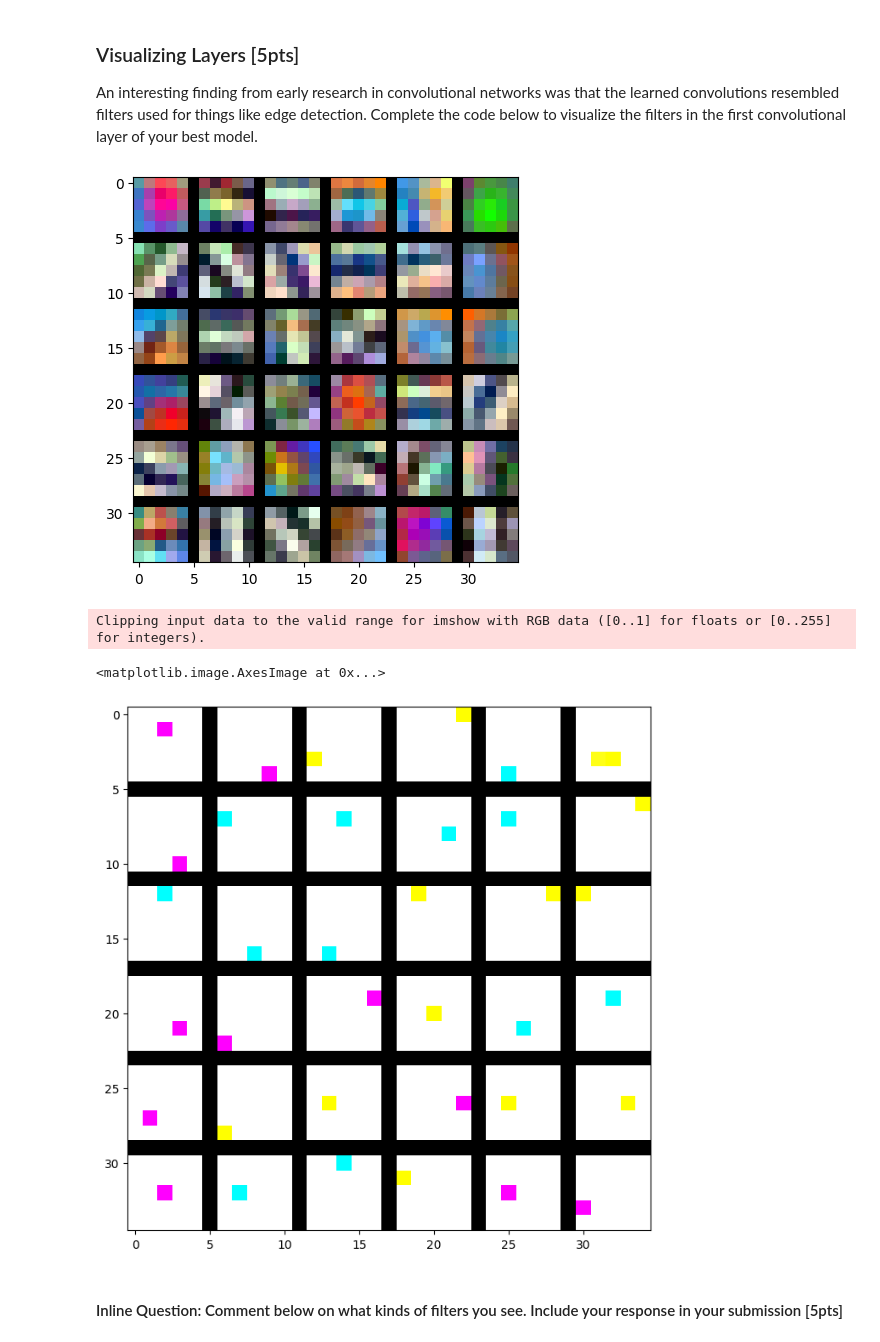
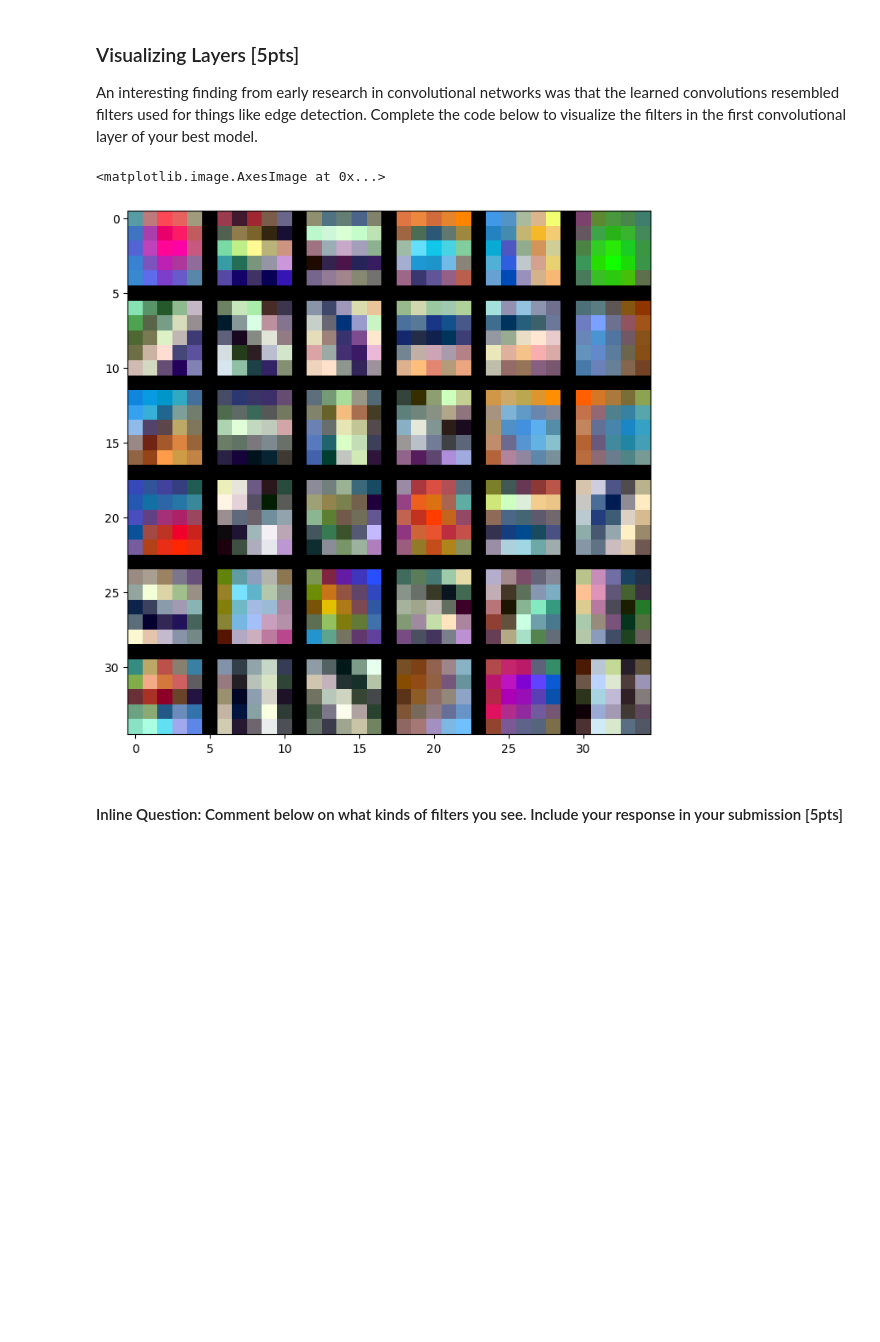
Before and after one commit to snehabandi/Deep-Learning-and-its-Applications, a Jupyter notebook: assignment1/Problem_2.ipynb, the cells around one changed output. Drawn from its saved outputs; the diff is of its cells as text; code cells hidden in the pictures; blank space fills up the shorter version.

```diff
--- a/assignment1/Problem_2.ipynb
+++ b/assignment1/Problem_2.ipynb
@@ -404,6 +404,35 @@ opt_params, loss_hist, train_acc_hist, val_acc_hist = results
 (Epoch 4 / 5) Training Accuracy: 0.47985, Validation Accuracy: 0.391
 (Iteration 16001 / 20000) Average loss: 1.769121363689662
 (Epoch 5 / 5) Training Accuracy: 0.522925, Validation Accuracy: 0.415
+# %%
+%reload_ext autoreload
+
+seed = 123
+np.random.seed(seed=seed)
+
+model = SmallConvolutionalNetwork()
+loss_f = cross_entropy()
+
+
+results = None
+#############################################################################
+# TODO: Use the train_net function you completed to train a network         #
+# You may only adjust the hyperparameters within this block                 #
+#############################################################################
+optimizer = Adam(model.net, 1e-3)
+
+batch_size = 10
+epochs = 5
+lr_decay = .999
+lr_decay_every = 10
+regularization = "none"
+reg_lambda = 0.01
+#############################################################################
+#                             END OF YOUR CODE                              #
+#############################################################################
+results = train_net(data_dict, model, loss_f, optimizer, batch_size, epochs,
+                    lr_decay, lr_decay_every, show_every=4000, verbose=True, regularization=regularization, reg_lambda=reg_lambda)
+opt_params, loss_hist, train_acc_hist, val_acc_hist = results
 # %% [markdown]
 Run the code below to generate the training plots.
 # %%
@@ -447,40 +476,35 @@ from math import sqrt, ceil
 wt_conv1 = model.net.get_params("conv1_w").transpose(3,0, 1, 2)
 P =1
 
 N, H, W, C = wt_conv1.shape
 grid_size = int(ceil(sqrt(N)))
 grid_height = H * grid_size + P * (grid_size - 1)
 grid_width = W * grid_size + P * (grid_size - 1)
 grid = np.zeros((grid_height, grid_width, C))
 
 ni = 0
 y0, y1 = 0, H
 for y in range(grid_size):
     x0, x1 = 0, W
     for x in range(grid_size):
         if ni < N:
             img = wt_conv1[ni]
             low, high = np.min(img), np.max(img)
             grid[y0:y1, x0:x1] = 255 * (img - low) / (high - low)
             ni += 1
         x0 += W + P
         x1 += W + P
     y0 += H + P
     y1 += H + P
 
-im_array = grid
-plt.imshow(grid.astype(np.int32))
-plt.gcf().set_size_inches(5, 5)
-plt.show()
+im_array = grid.astype(np.int32)
 ###################################################
 #                END OF YOUR CODE                 #
 ###################################################
 
 plt.imshow(im_array)
 # %% [output]
+<matplotlib.image.AxesImage at 0x...>
-[figure, old version]
+[figure, new version]
-Clipping input data to the valid range for imshow with RGB data ([0..1] for floats or [0..255] for integers).
-<matplotlib.image.AxesImage at 0x...>
-[figure, removed]
 # %% [markdown]
 #### Inline Question: Comment below on what kinds of filters you see. Include your response in your submission [5pts]
```
Also changed, not shown: parts of 6 cells of this notebook, 3 other files.
